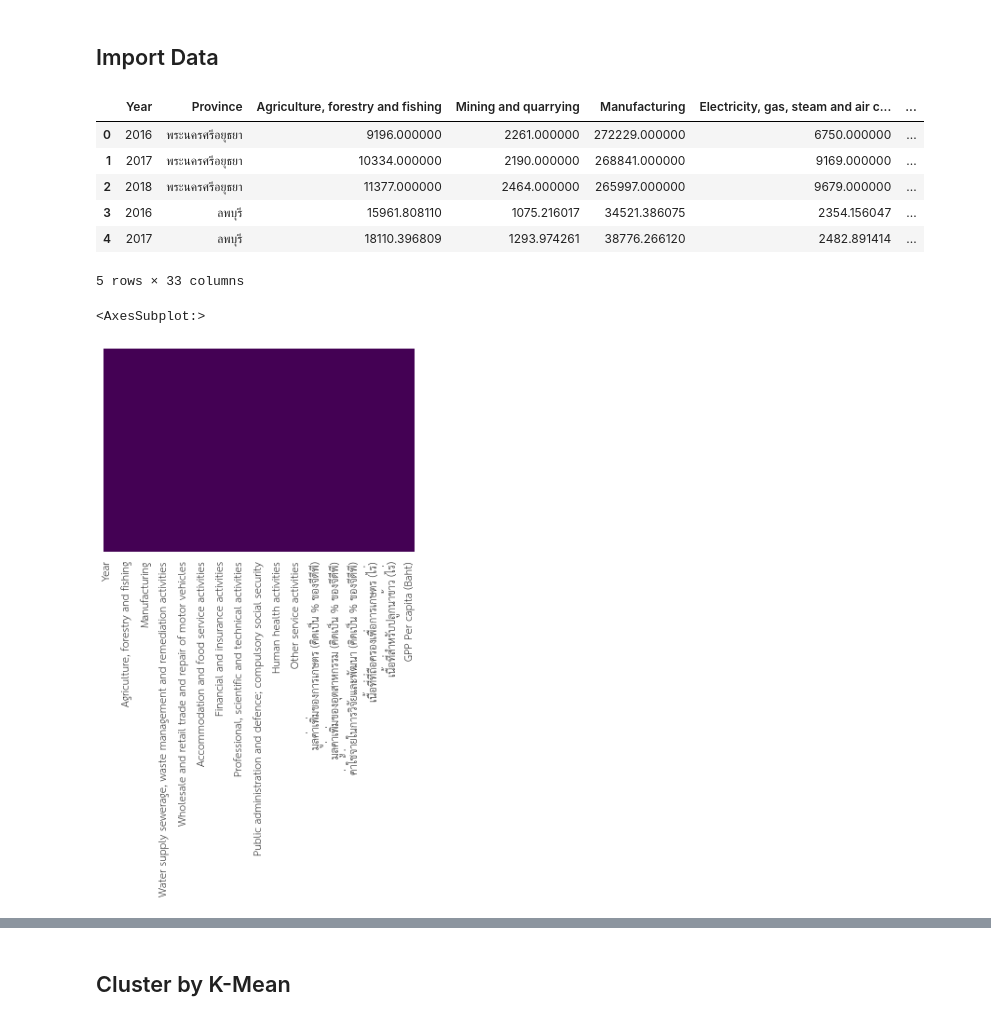
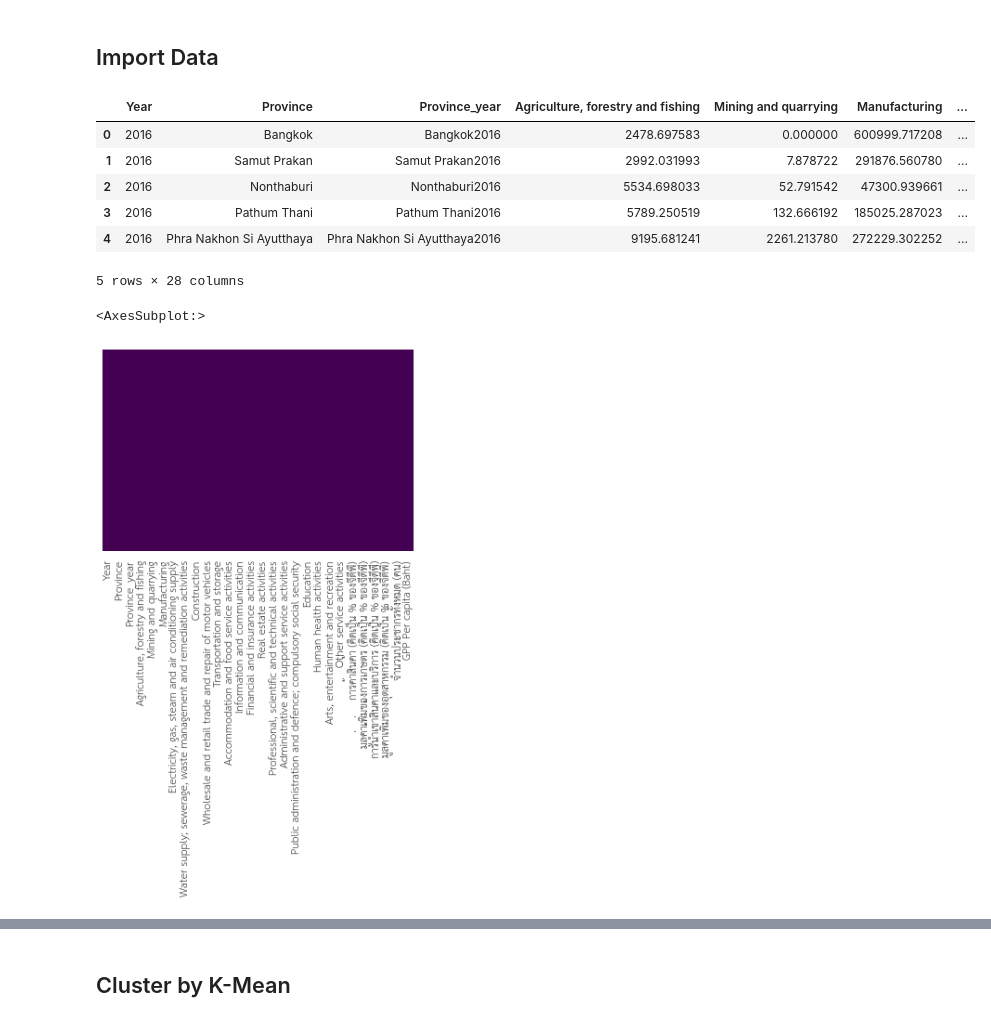
Before and after one commit to pant411/final_stat_pant, a Jupyter notebook: part2_clustering.ipynb, the cells around one changed output, grey strips where cells are left out. Drawn from its saved outputs; the diff is of its cells as text; code cells hidden in the pictures.

```diff
--- a/part2_clustering.ipynb
+++ b/part2_clustering.ipynb
@@ -20,19 +20,19 @@ from sklearn import metrics
 # %% [markdown]
 ## Import Data
 # %%
-df = pd.read_excel('process_data/GPP_6210501001_real.xlsx',sheet_name="ForCluster") #ตัวอย่าง
+df = pd.read_excel('process_data/part2_data.xlsx',sheet_name="before") #ตัวอย่าง
 df.head()
 # %% [output]
-|  | Year | Province | Agriculture, forestry and fishing | Mining and quarrying | Manufacturing | Electricity, gas, steam and air c... | ... |
-| 0 | 2016 | พระนครศรีอยุธยา | 9196.000000 | 2261.000000 | 272229.000000 | 6750.000000 | ... |
-| 1 | 2017 | พระนครศรีอยุธยา | 10334.000000 | 2190.000000 | 268841.000000 | 9169.000000 | ... |
-| 2 | 2018 | พระนครศรีอยุธยา | 11377.000000 | 2464.000000 | 265997.000000 | 9679.000000 | ... |
-| 3 | 2016 | ลพบุรี | 15961.808110 | 1075.216017 | 34521.386075 | 2354.156047 | ... |
-| 4 | 2017 | ลพบุรี | 18110.396809 | 1293.974261 | 38776.266120 | 2482.891414 | ... |
+|  | Year | Province | Province_year | Agriculture, forestry and fishing | Mining and quarrying | Manufacturing | ... |
+| 0 | 2016 | Bangkok | Bangkok2016 | 2478.697583 | 0.000000 | 600999.717208 | ... |
+| 1 | 2016 | Samut Prakan | Samut Prakan2016 | 2992.031993 | 7.878722 | 291876.560780 | ... |
+| 2 | 2016 | Nonthaburi | Nonthaburi2016 | 5534.698033 | 52.791542 | 47300.939661 | ... |
+| 3 | 2016 | Pathum Thani | Pathum Thani2016 | 5789.250519 | 132.666192 | 185025.287023 | ... |
+| 4 | 2016 | Phra Nakhon Si Ayutthaya | Phra Nakhon Si Ayutthaya2016 | 9195.681241 | 2261.213780 | 272229.302252 | ... |
-5 rows × 33 columns
+5 rows × 28 columns
 # %%
 sns.heatmap(df.isnull(), yticklabels=False, cbar=False, cmap='viridis')
 # %% [output]
 <AxesSubplot:>
-[figure, old version]
+[figure, new version]
 # %%
```
Also changed, not shown: parts of 14 cells of this notebook, 5 other files.
